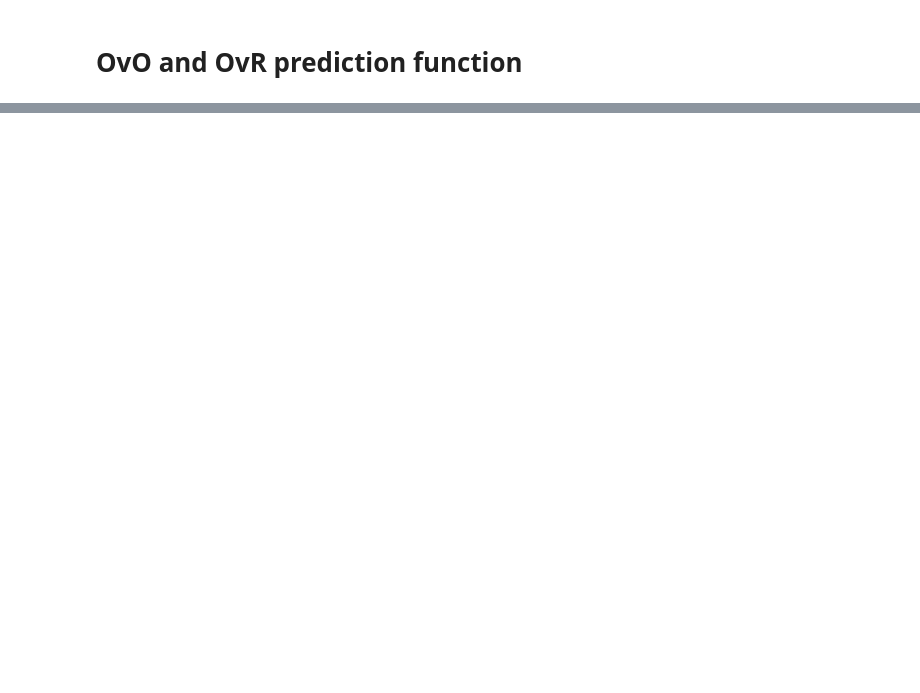
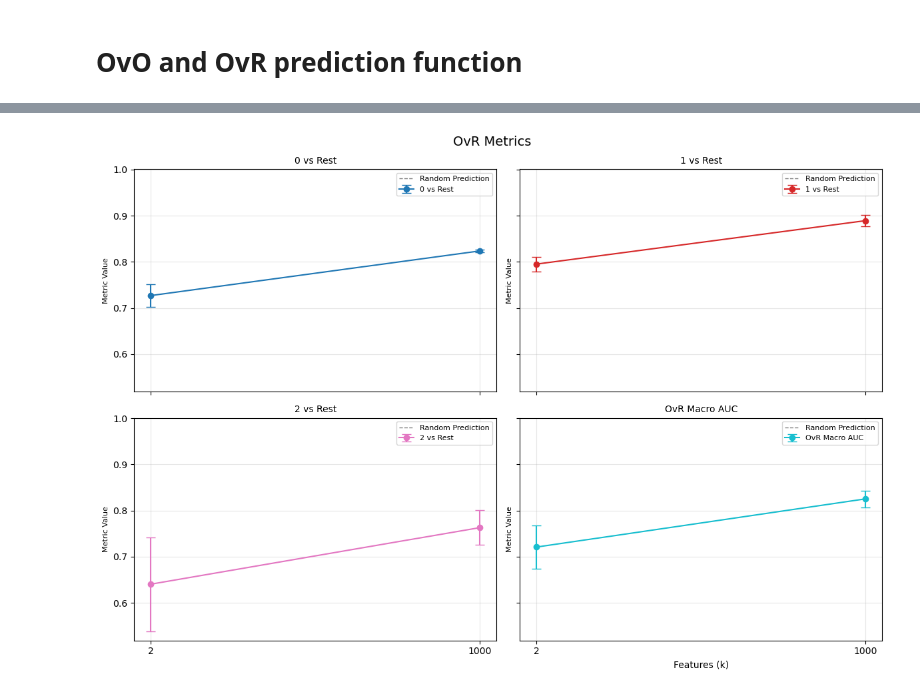
Before and after one commit to paulzierep/MultiClassPredict, a Jupyter notebook: multiclasspredict.ipynb, the cells around one changed output, grey strips where cells are left out. Saved outputs shown, nothing was run; the diff lists cells and outputs as text; code cells hidden in the pictures; blank space fills up the shorter version.

```diff
--- a/multiclasspredict.ipynb
+++ b/multiclasspredict.ipynb
@@ -204,0 +331,87 @@ Seed Features (k)
+# %%
+df = pd.read_csv("test_clf.csv", index_col = 0)
+# print(df.head())
+
+
+# Group by 'Features (k)' and calculate mean and std for each metric
+metrics = df.columns[2:]  # All columns after 'Seed' and 'Features (k)'
+summary = df.groupby("Features (k)").agg(["mean", "std"])
+
+# Map 'Features (k)' to evenly spaced indices
+features = summary.index
+x_indices = range(len(features))
+
+# Separate OvR and OvO metrics
+ovr_metrics = ["0 vs Rest","1 vs Rest","2 vs Rest", "OvR Macro AUC"]
+ovo_metrics = ["0 vs 1","0 vs 2","1 vs 2", "OvO Macro AUC"]
+
+# Find the y-axis range for all metrics
+y_min = min(summary[(metric, "mean")].min() for metric in metrics) - 0.1
+y_max = max(summary[(metric, "mean")].max() for metric in metrics) + 0.1
+
+# Generate a colormap
+color_map = cm.get_cmap("tab10", len(ovr_metrics))  # Tab10 colormap for 4 colors
+
+# Plot OvR metrics
+fig_ovr, axes_ovr = plt.subplots(2, 2, figsize=(12, 8), sharex=True, sharey=True)
+axes_ovr = axes_ovr.flatten()
+
+for i, (ax, metric) in enumerate(zip(axes_ovr, ovr_metrics)):
+    means = summary[(metric, "mean")]
+    stds = summary[(metric, "std")]
+    ax.errorbar(
+        x_indices,
+        means,
+        yerr=stds,
+        capsize=5,
+        marker="o",
+        color=color_map(i),
+        label=metric,
+    )
+    ax.axhline(y=0.5, color="gray", linestyle="--", linewidth=1, label="Random Prediction")
+    ax.set_title(f"{metric}", fontsize=10)
+    ax.set_ylabel("Metric Value", fontsize=8)
+    ax.grid(alpha=0.3)
+    ax.legend(loc="best", fontsize=8)
+    ax.set_ylim(y_min, y_max)  # Apply the same y-axis range
+
+axes_ovr[-1].set_xticks(x_indices)
+axes_ovr[-1].set_xticklabels(features)
+axes_ovr[-1].set_xlabel("Features (k)", fontsize=10)
+
+plt.tight_layout()
+fig_ovr.suptitle("OvR Metrics", fontsize=14, y=1.02)
+plt.show()
+
+# Plot OvO metrics
+fig_ovo, axes_ovo = plt.subplots(2, 2, figsize=(12, 8), sharex=True, sharey=True)
+axes_ovo = axes_ovo.flatten()
+
+for i, (ax, metric) in enumerate(zip(axes_ovo, ovo_metrics)):
+    means = summary[(metric, "mean")]
+    stds = summary[(metric, "std")]
+    ax.errorbar(
+        x_indices,
+        means,
+        yerr=stds,
+        capsize=5,
+        marker="o",
+        color=color_map(i),
+        label=metric,
+    )
+    ax.axhline(y=0.5, color="gray", linestyle="--", linewidth=1, label="Random Prediction")
+    ax.set_title(f"{metric}", fontsize=10)
+    ax.set_ylabel("Metric Value", fontsize=8)
+    ax.grid(alpha=0.3)
+    ax.legend(loc="best", fontsize=8)
+    ax.set_ylim(y_min, y_max)  # Apply the same y-axis range
+
+axes_ovo[-1].set_xticks(x_indices)
+axes_ovo[-1].set_xticklabels(features)
+axes_ovo[-1].set_xlabel("Features (k)", fontsize=10)
+
+plt.tight_layout()
+fig_ovo.suptitle("OvO Metrics", fontsize=14, y=1.02)
+plt.show()
+# %% [output]
+[figure, added]
```
Also changed, not shown: parts of 14 cells of this notebook, 4 other files.
